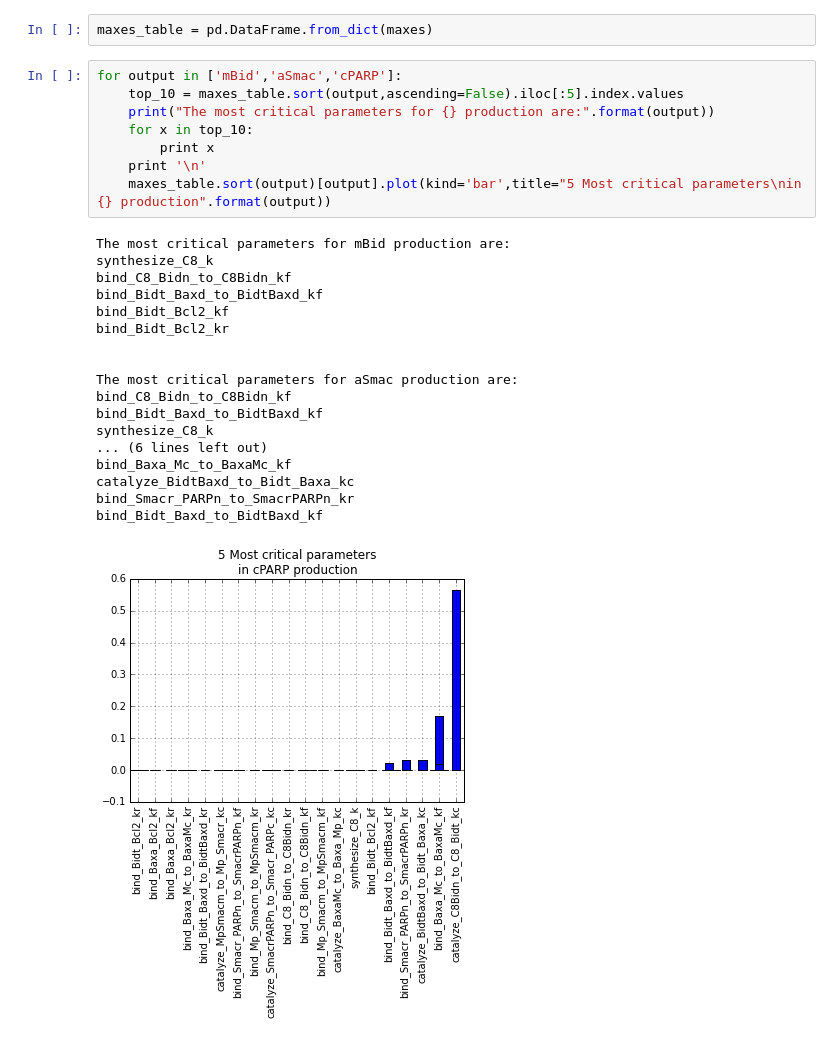
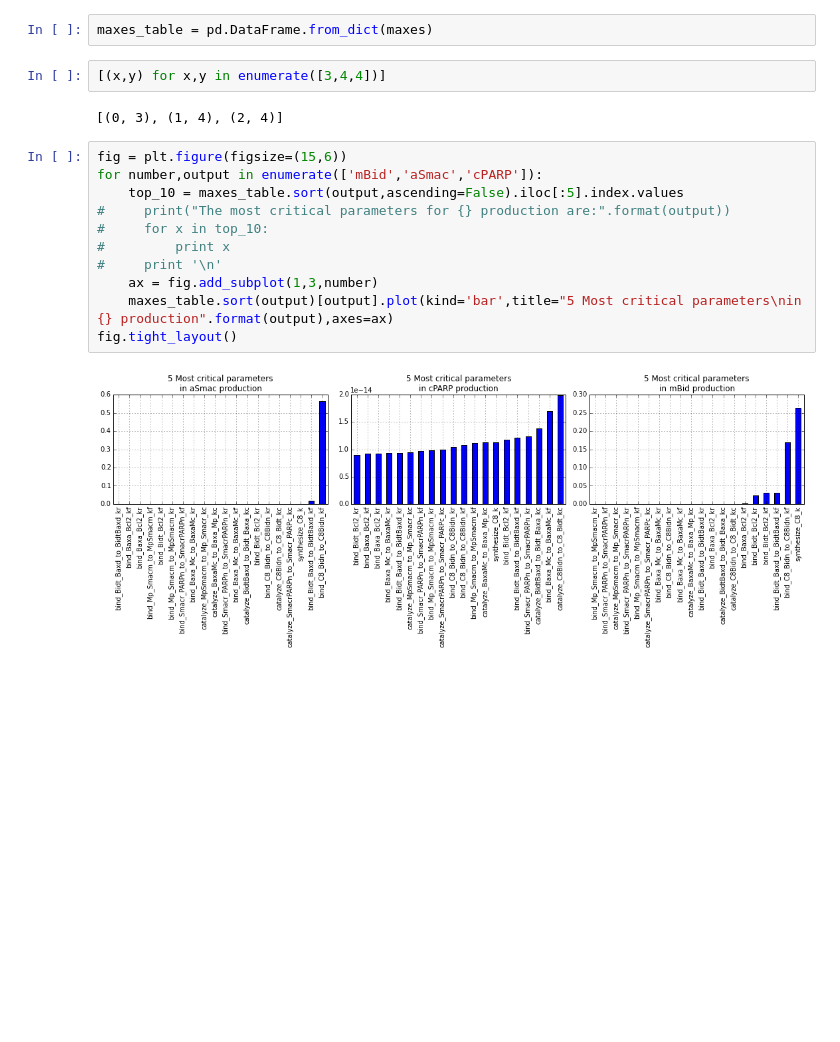
Before and after one commit to ortega2247/qsb, a Jupyter notebook: qsb_sensitivity.ipynb, the cells around one changed output. Cells and saved outputs as stored; diff of their text form; blank space fills up the shorter version.

Commit message:
Graphs finished

```diff
--- a/qsb_sensitivity.ipynb
+++ b/qsb_sensitivity.ipynb
@@ -168,30 +168,20 @@ for output in ['mBid','aSmac','cPARP']:
         maxes[output][parameter] = maximum
 # %%
 maxes_table = pd.DataFrame.from_dict(maxes)
+# %%
+[(x,y) for x,y in enumerate([3,4,4])]
+# %% [output]
+[(0, 3), (1, 4), (2, 4)]
 # %%
-for output in ['mBid','aSmac','cPARP']:
+fig = plt.figure(figsize=(15,6))
+for number,output in enumerate(['mBid','aSmac','cPARP']):
     top_10 = maxes_table.sort(output,ascending=False).iloc[:5].index.values
-    print("The most critical parameters for {} production are:".format(output))
-    for x in top_10:
-        print x
-    print '\n'
-    maxes_table.sort(output)[output].plot(kind='bar',title="5 Most critical parameters\nin {} production".format(output))
+#     print("The most critical parameters for {} production are:".format(output))
+#     for x in top_10:
+#         print x
+#     print '\n'
+    ax = fig.add_subplot(1,3,number)
+    maxes_table.sort(output)[output].plot(kind='bar',title="5 Most critical parameters\nin {} production".format(output),axes=ax)
+fig.tight_layout()
 # %% [output]
-The most critical parameters for mBid production are:
-synthesize_C8_k
-bind_C8_Bidn_to_C8Bidn_kf
-bind_Bidt_Baxd_to_BidtBaxd_kf
-bind_Bidt_Bcl2_kf
-bind_Bidt_Bcl2_kr
-
-
-The most critical parameters for aSmac production are:
-bind_C8_Bidn_to_C8Bidn_kf
-bind_Bidt_Baxd_to_BidtBaxd_kf
-synthesize_C8_k
-... (6 lines left out)
-bind_Baxa_Mc_to_BaxaMc_kf
-catalyze_BidtBaxd_to_Bidt_Baxa_kc
-bind_Smacr_PARPn_to_SmacrPARPn_kr
-bind_Bidt_Baxd_to_BidtBaxd_kf
-[figure, old version]
+[figure, new version]
```
Also changed, not shown: parts of 1 cell of this notebook.
